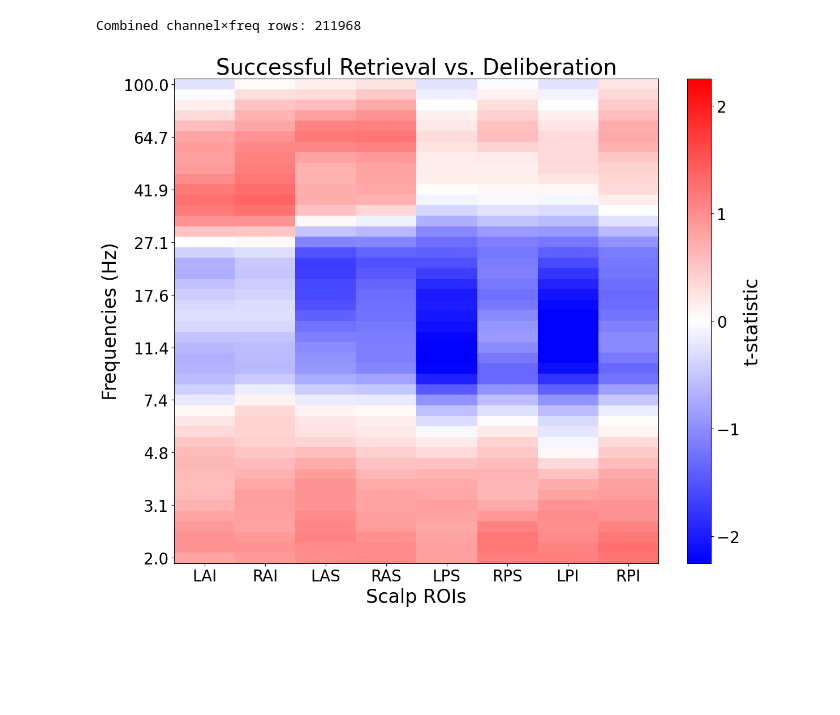
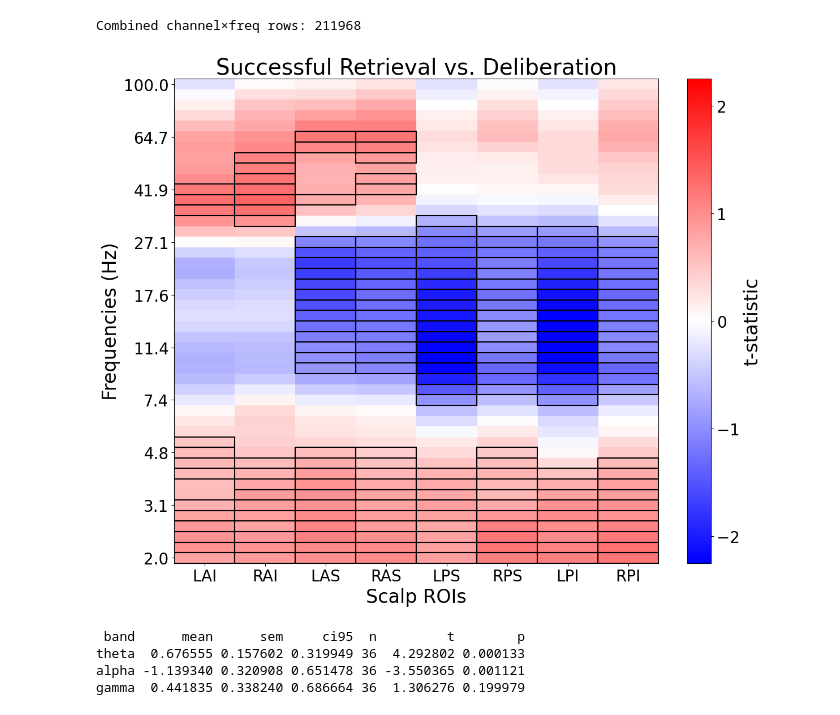
Before and after one commit to pennmem/CourierReinstate1, a Jupyter notebook: retrieval.ipynb, the cells around one changed output. Drawn from its saved outputs; the diff is of its cells as text; code cells hidden in the pictures; blank space fills up the shorter version.

```diff
--- a/retrieval.ipynb
+++ b/retrieval.ipynb
@@ -420,35 +432,60 @@ p_adj_tbl = pd.DataFrame(p_adj.reshape(p_tbl.shape),
 # %%
 fig = plt.figure(figsize=(12, 10))
 ax = plt.gca()
 norm = mcolors.TwoSlopeNorm(vmin=-2.25, vcenter=0.0, vmax=2.25)
 im = ax.imshow(heat, cmap='bwr', aspect='auto', norm=norm)
 
 freqs = heat.index.values
 tick_idx = np.unique(np.round(np.linspace(0, len(freqs)-1, 10)).astype(int))
 ax.set_yticks(tick_idx)
 ax.set_yticklabels([f'{freqs[i]:.1f}' for i in tick_idx], fontsize=20)
 
 ax.set_xticks(range(heat.shape[1]))
 ax.set_xticklabels(list(heat.columns), fontsize=20)
 
 ax.set_xlabel('Scalp ROIs', fontsize=24)
 ax.set_ylabel('Frequencies (Hz)', fontsize=24)
 ax.set_title('Successful Retrieval vs. Deliberation', fontsize=28)
 
 cbar = plt.colorbar(im, ax=ax, fraction=.1)
 cbar.set_label('t-statistic', fontsize=24)
 cbar.set_ticks([-2, -1, 0, 1, 2])
 cbar.ax.tick_params(labelsize=20)
 
 ax.invert_yaxis()
 ax.grid(False)
 
-# sig = (p_adj_tbl.loc[heat.index, heat.columns].values < 0.05)
-# for (i, j), ok in np.ndenumerate(sig):
-#     if ok:
-#         ax.add_patch(plt.Rectangle((j-0.5, i-0.5), 1, 1, fill=False, lw=1.5, edgecolor='k'))
+sig = (p_adj_tbl.loc[heat.index, heat.columns].values < 0.05)
+for (i, j), ok in np.ndenumerate(sig):
+    if ok:
+        ax.add_patch(plt.Rectangle((j-0.5, i-0.5), 1, 1, fill=False, lw=1.5, edgecolor='k'))
 
 plt.tight_layout()
 plt.show()
 # %% [output]
-[figure, old version]
+[figure, new version]
+# %%
+sb = subj_roi_t.copy()
+sb['band'] = sb['frequency'].apply(assign_band)
+sb = sb.dropna(subset=['band'])
+
+subj_band = sb.groupby(['subject', 'band'], as_index=False)['t'].mean()
+
+band_order = ['theta', 'alpha', 'gamma']
+rows = []
+for band in band_order:
+    vals = subj_band.loc[subj_band['band'] == band, 't'].dropna().values
+    n = len(vals)
+    m = vals.mean()
+    sem = vals.std(ddof=1) / np.sqrt(n)
+    ci95 = sem * stats.t.ppf(0.975, n - 1)
+    t_stat, p_val = ttest_1samp(vals, 0.0)
+    rows.append({'band': band, 'mean': m, 'sem': sem, 'ci95': ci95,
+                 'n': n, 't': t_stat, 'p': p_val})
+band_summary = pd.DataFrame(rows)
+print(band_summary.to_string(index=False))
+# %% [output]
+ band      mean      sem     ci95  n         t        p
+theta  0.676555 0.157602 0.319949 36  4.292802 0.000133
+alpha -1.139340 0.320908 0.651478 36 -3.550365 0.001121
+gamma  0.441835 0.338240 0.686664 36  1.306276 0.199979
```
Also changed, not shown: parts of 4 cells of this notebook, 3 other files.
